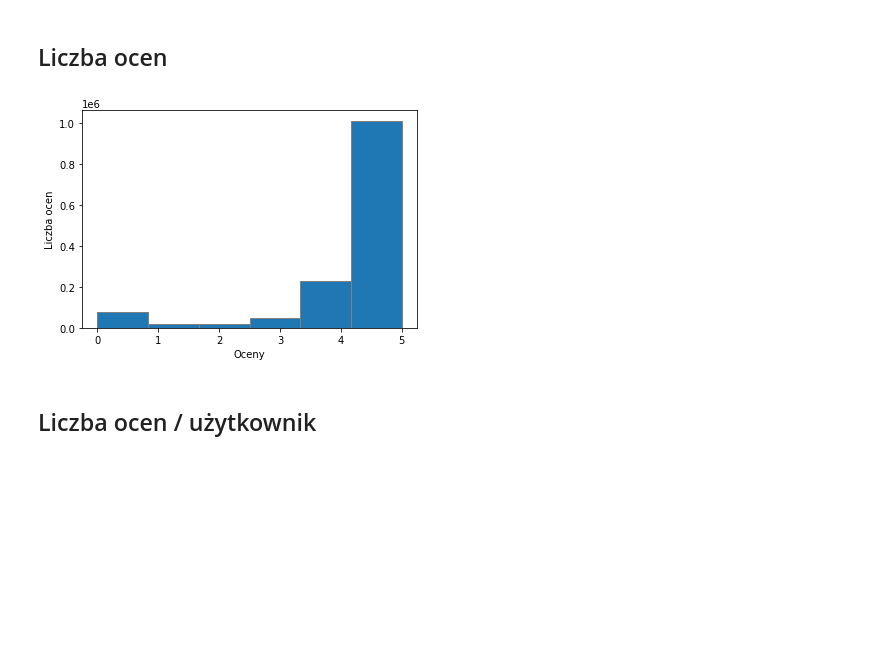
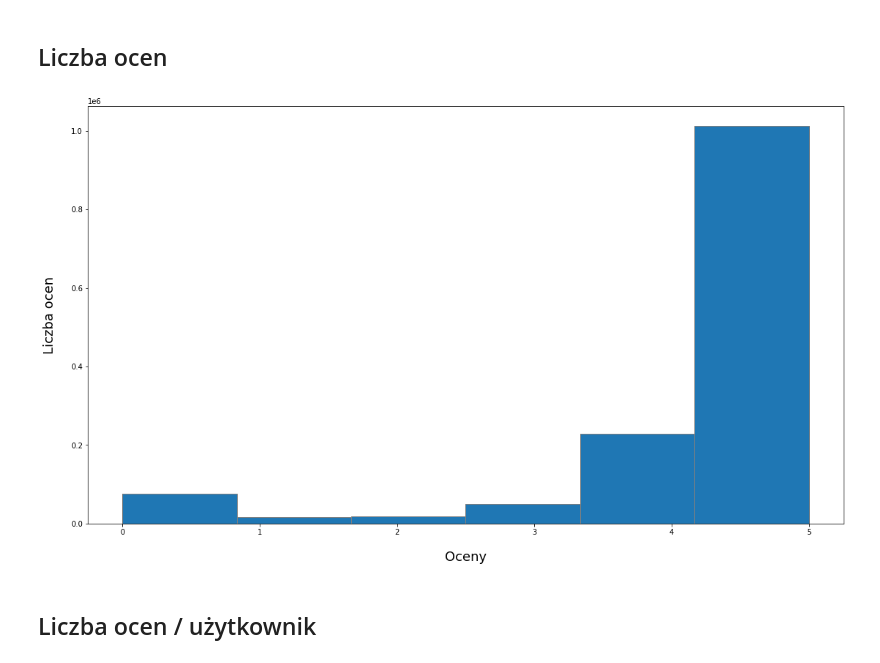
Before and after one commit to Karolina-Lach/RecommenderSystemAlgorithms, a Jupyter notebook: 00_EDA.ipynb, the cells around one changed output. Saved outputs shown, nothing was run; the diff lists cells and outputs as text; code cells hidden in the pictures; blank space fills up the shorter version.

```diff
--- a/00_EDA.ipynb
+++ b/00_EDA.ipynb
@@ -15,3 +20,3 @@ from sklearn.model_selection import StratifiedKFold
 # %%
-REVIEWS_DATA = "../dataset/reviews.parquet"
-RECIPES_DATA = "../dataset/recipes.parquet"
+REVIEWS_DATA = "../Data/dataset/reviews.parquet"
+RECIPES_DATA = "../Data/dataset/recipes.parquet"
@@ -176,4 +281,4 @@ ratings_small = ratings[['RecipeId', 'AuthorId', 'Rating', 'Review', 'DateSubmit
 # %%
 # delete ratings of missing recipes
-missing_recipes = ratings_small[~ratings_small.RecipeId.isin(recipes.RecipeId)]
-ratings_small = ratings_small.drop(missing_recipes.index)
+missing_recipes = ratings[~ratings.RecipeId.isin(recipes.RecipeId)]
+ratings = ratings.drop(missing_recipes.index)
@@ -185,0 +301,3 @@ Number of users:  271906
+# %%
+ratings_base = pd.DataFrame()
+ratings_base = ratings[['RecipeId', 'AuthorId', 'Rating']].copy()
@@ -236,11 +354,17 @@ recipe_to_index_with_ratings = {key: value['index'] for key, value in temp.items
 # %% [markdown]
 ## Liczba ocen
 # %%
-plt.hist(ratings_small['Rating'], bins=6, edgecolor='gray')
-plt.xlabel("Oceny")
-plt.ylabel("Liczba ocen")
+fig = plt.gcf()
+fig.set_size_inches(18.5, 10.5)
+
+plt.hist(ratings_base['Rating'], bins=6, edgecolor='gray')
+plt.xlabel("Oceny", fontsize=18, labelpad=20)
+plt.ylabel("Liczba ocen", fontsize=18, labelpad=20)
+# plt.title("Wykres zależności błędu średniokwadratowego od minimalnej ilości ocen", fontsize=18)
 plt.show()
+
+# fig.savefig('../Data/IMG/ratings_value_counts.png', dpi=100)
 # %% [output]
-[figure, old version]
+[figure, new version]
 # %% [markdown]
 ## Liczba ocen / użytkownik
```
Also changed, not shown: parts of 99 cells of this notebook, 13 other files.
